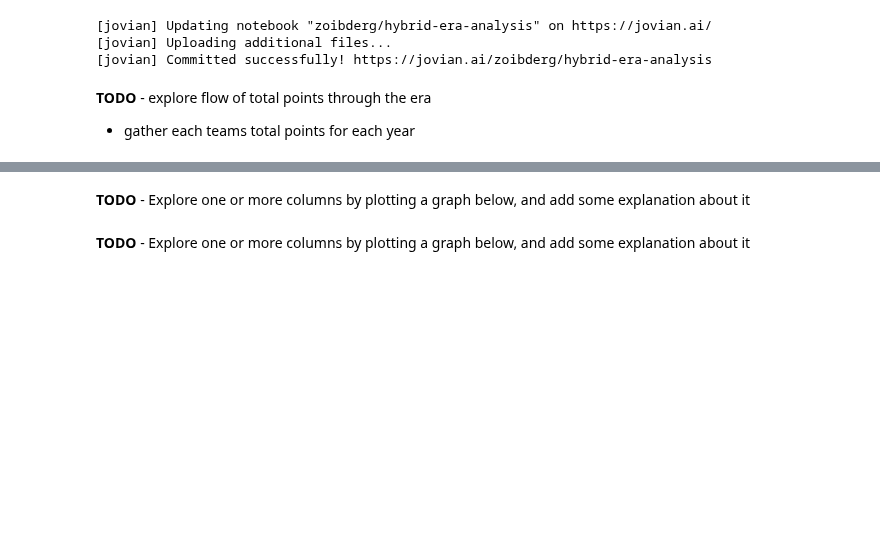
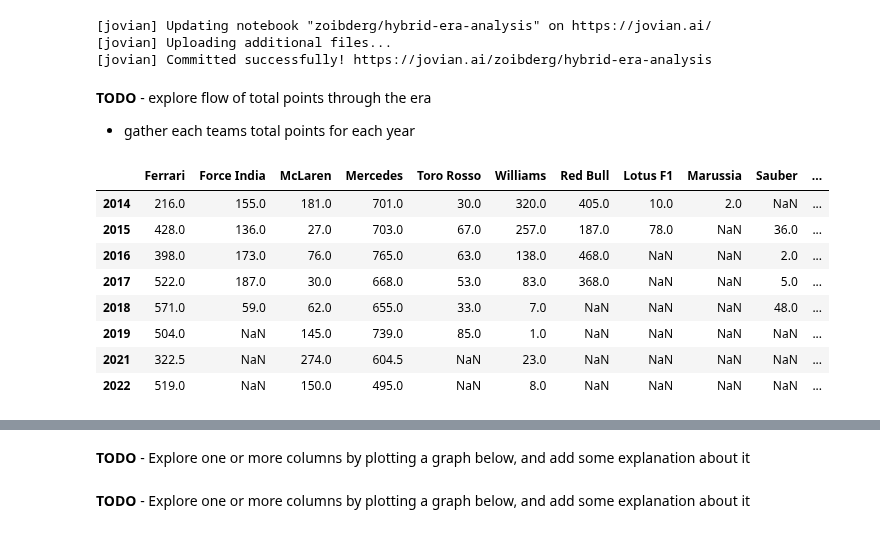
Before and after one commit to Zoibderg/F1-Analysis, a Jupyter notebook: Hybrid_Era_Analysis.ipynb, the cells around one changed output, grey strips where cells are left out. Saved outputs shown, nothing was run; the diff lists cells and outputs as text; code cells hidden in the pictures; blank space fills up the shorter version.

```diff
--- a/Hybrid_Era_Analysis.ipynb
+++ b/Hybrid_Era_Analysis.ipynb
@@ -643,3 +643,38 @@ with contextlib.suppress(Exception):
 # %% [markdown]
 **TODO** - explore flow of total points through the era
 - gather each teams total points for each year
+# %%
+# get total amout of points scored by each team in each year
+yearly_scores = pd.DataFrame(index=hybrid_event_data.index)
+
+for year in hybrid_event_data.index:
+    # print(year)
+    year_scores = {}
+    for event in hybrid_event_data.columns:
+        if event in list(hybrid_events.loc[year]):
+            # print(event)
+            event_scores = hybrid_event_data.loc[year, event][hybrid_event_data.loc[year, event].Points > 0]
+            event_scores_teams = event_scores.groupby('TeamName').Points.sum()
+            # event_scores_teams = event_scores_teams.sort_values(ascending=False)
+            # print(event_scores_teams)
+            for team in event_scores_teams.index:
+                if team in year_scores:
+                    year_scores[team] += event_scores_teams[team]
+                else:
+                    year_scores[team] = event_scores_teams[team]
+    # print(year_scores)
+    for team in year_scores:
+        yearly_scores.loc[year, team] = year_scores[team]
+
+yearly_scores = yearly_scores.sort_index()
+yearly_scores
+# %% [output]
+|  | Ferrari | Force India | McLaren | Mercedes | Toro Rosso | Williams | Red Bull | Lotus F1 | Marussia | Sauber | ... |
+| 2014 | 216.0 | 155.0 | 181.0 | 701.0 | 30.0 | 320.0 | 405.0 | 10.0 | 2.0 | NaN | ... |
+| 2015 | 428.0 | 136.0 | 27.0 | 703.0 | 67.0 | 257.0 | 187.0 | 78.0 | NaN | 36.0 | ... |
+| 2016 | 398.0 | 173.0 | 76.0 | 765.0 | 63.0 | 138.0 | 468.0 | NaN | NaN | 2.0 | ... |
+| 2017 | 522.0 | 187.0 | 30.0 | 668.0 | 53.0 | 83.0 | 368.0 | NaN | NaN | 5.0 | ... |
+| 2018 | 571.0 | 59.0 | 62.0 | 655.0 | 33.0 | 7.0 | NaN | NaN | NaN | 48.0 | ... |
+| 2019 | 504.0 | NaN | 145.0 | 739.0 | 85.0 | 1.0 | NaN | NaN | NaN | NaN | ... |
+| 2021 | 322.5 | NaN | 274.0 | 604.5 | NaN | 23.0 | NaN | NaN | NaN | NaN | ... |
+| 2022 | 519.0 | NaN | 150.0 | 495.0 | NaN | 8.0 | NaN | NaN | NaN | NaN | ... |
```
Also changed, not shown: parts of 2 cells of this notebook.
